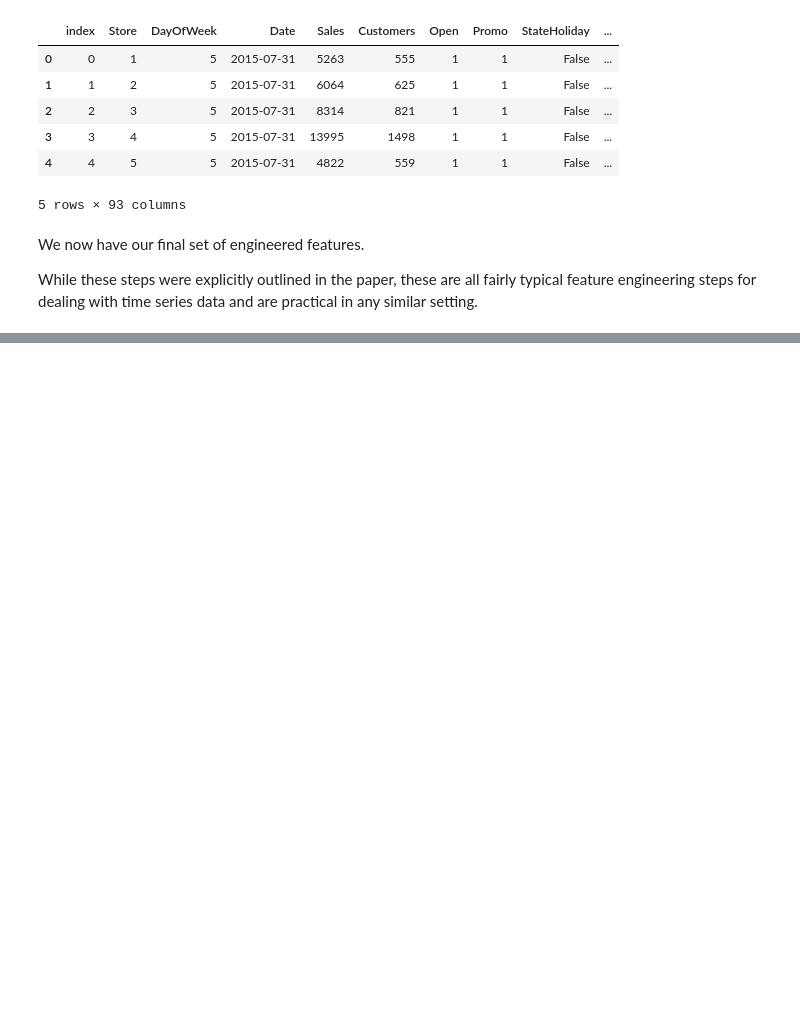
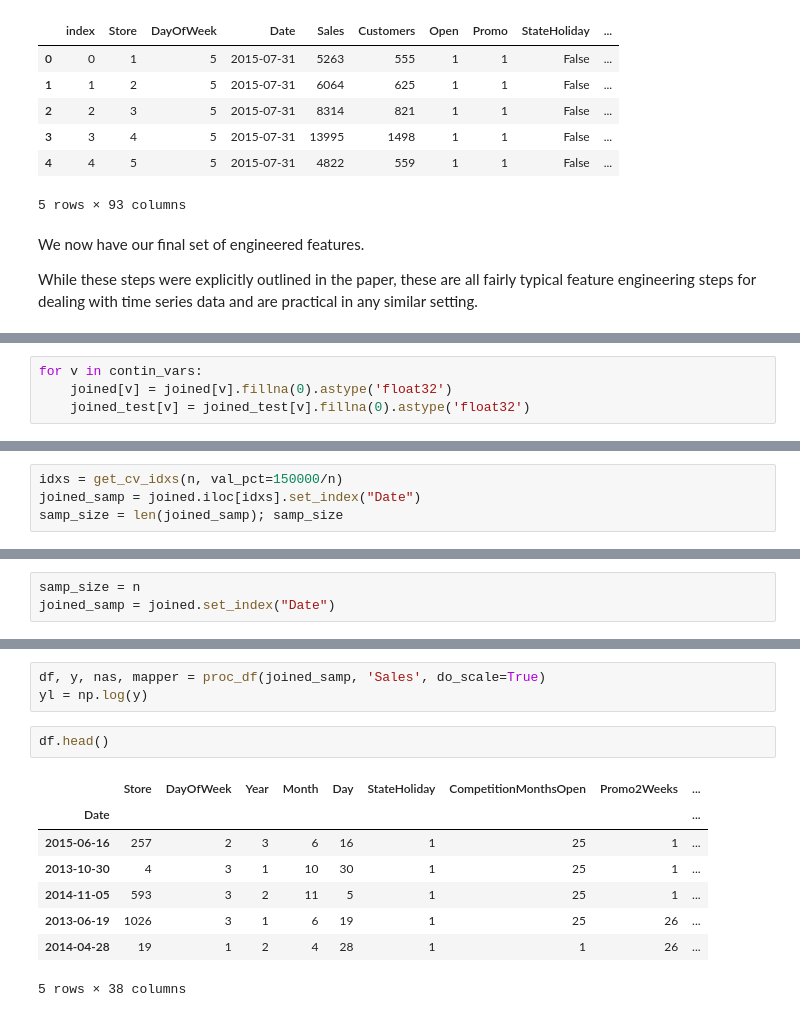
Before and after one commit to tomilsinszki/machine_learning, a Jupyter notebook: rossman_competition.ipynb, the cells around one changed output, grey strips where cells are left out. Cells and saved outputs as stored; diff of their text form; blank space fills up the shorter version.

```diff
--- a/rossman_competition.ipynb
+++ b/rossman_competition.ipynb
@@ -689,0 +741,4 @@ While these steps were explicitly outlined in the paper, these are all fairly ty
+# %%
+for v in contin_vars:
+    joined[v] = joined[v].fillna(0).astype('float32')
+    joined_test[v] = joined_test[v].fillna(0).astype('float32')
@@ -689,0 +747,4 @@ While these steps were explicitly outlined in the paper, these are all fairly ty
+# %%
+idxs = get_cv_idxs(n, val_pct=150000/n)
+joined_samp = joined.iloc[idxs].set_index("Date")
+samp_size = len(joined_samp); samp_size
@@ -689,0 +755,3 @@ While these steps were explicitly outlined in the paper, these are all fairly ty
+# %%
+samp_size = n
+joined_samp = joined.set_index("Date")
@@ -689,0 +775,14 @@ While these steps were explicitly outlined in the paper, these are all fairly ty
+# %%
+df, y, nas, mapper = proc_df(joined_samp, 'Sales', do_scale=True)
+yl = np.log(y)
+# %%
+df.head()
+# %% [output]
+|  | Store | DayOfWeek | Year | Month | Day | StateHoliday | CompetitionMonthsOpen | Promo2Weeks | ... |
+| Date |  |  |  |  |  |  |  |  | ... |
+| 2015-06-16 | 257 | 2 | 3 | 6 | 16 | 1 | 25 | 1 | ... |
+| 2013-10-30 | 4 | 3 | 1 | 10 | 30 | 1 | 25 | 1 | ... |
+| 2014-11-05 | 593 | 3 | 2 | 11 | 5 | 1 | 25 | 1 | ... |
+| 2013-06-19 | 1026 | 3 | 1 | 6 | 19 | 1 | 25 | 26 | ... |
+| 2014-04-28 | 19 | 1 | 2 | 4 | 28 | 1 | 1 | 26 | ... |
+5 rows × 38 columns
```
Also changed, not shown: parts of 16 cells of this notebook.
